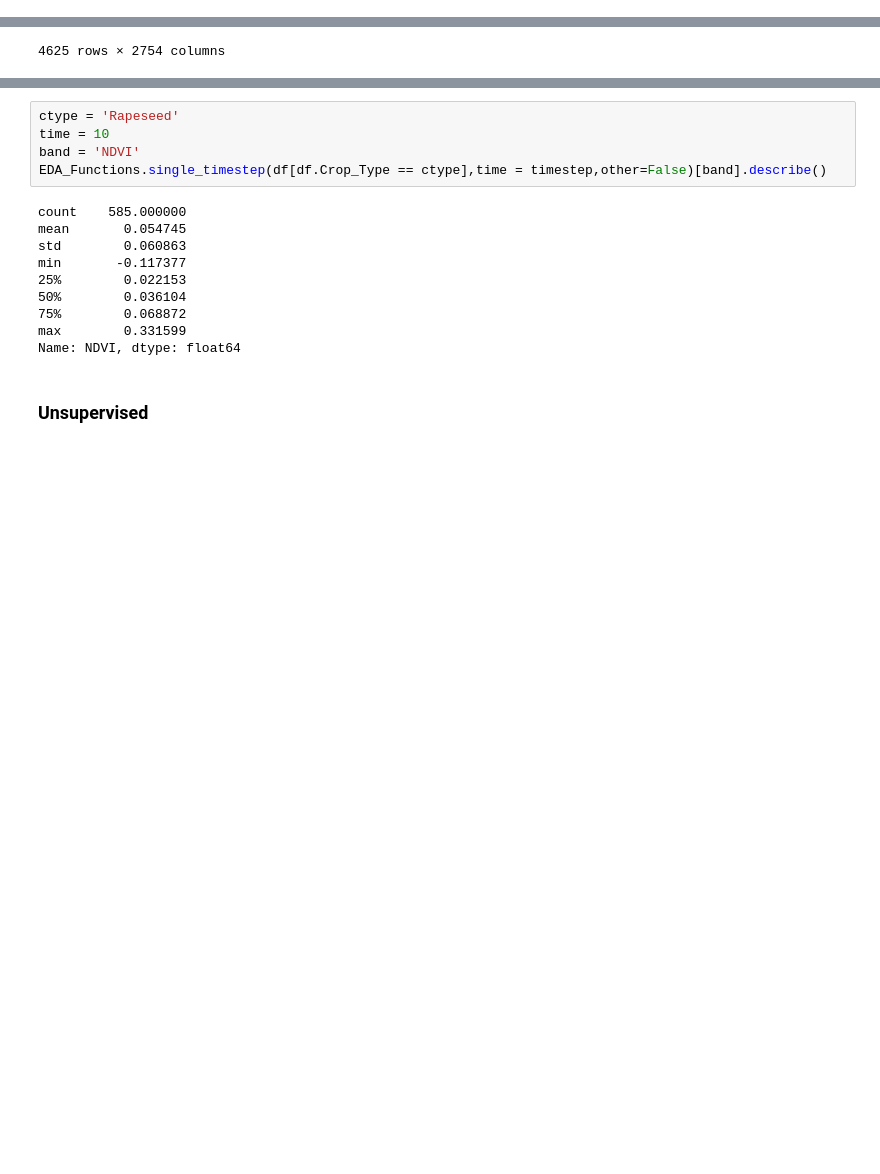
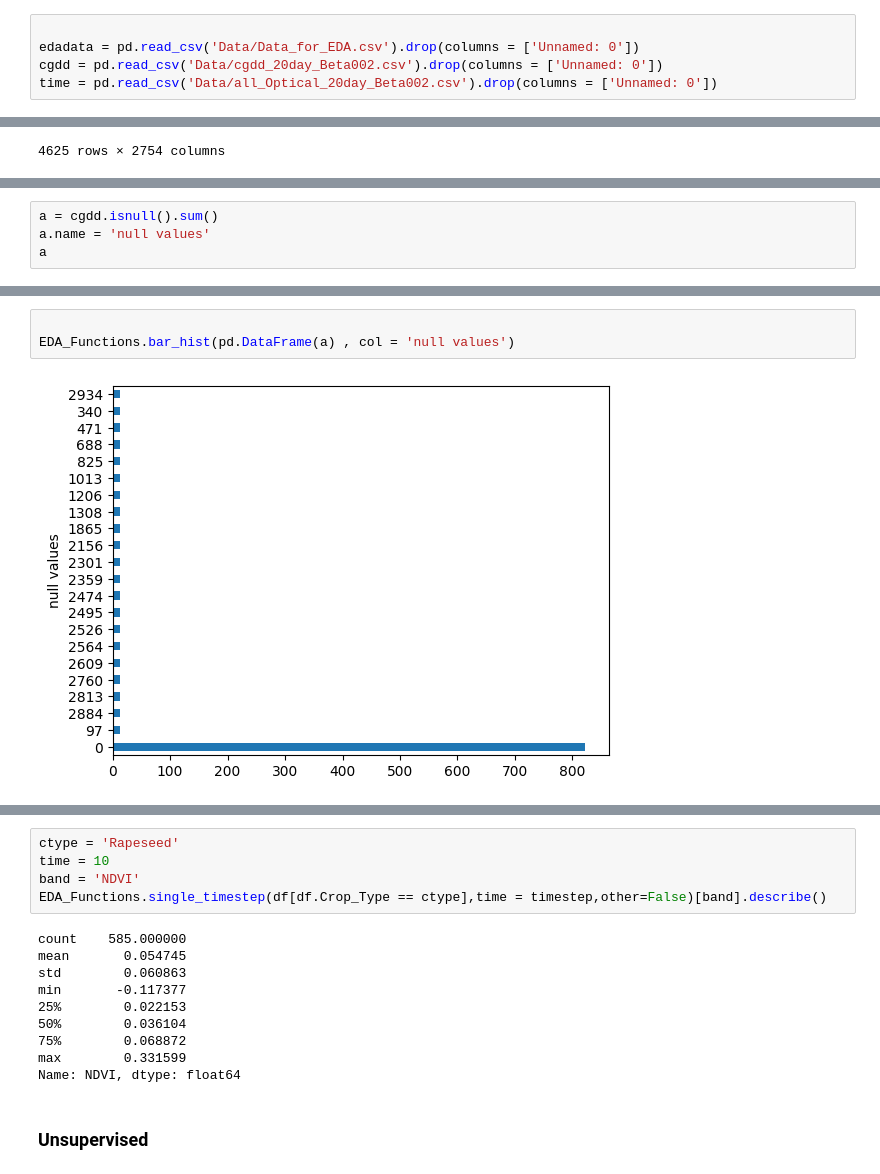
Before and after one commit to abhishek-kashyap-4/CTM, a Jupyter notebook: EDA/EDA.ipynb, the cells around one changed output, grey strips where cells are left out. Cells and saved outputs as stored; diff of their text form; blank space fills up the shorter version.

```diff
--- a/EDA/Kernel_Final.ipynb
+++ b/EDA/EDA.ipynb
@@ -71,3 +16,8 @@ df
+# %%
+
+edadata = pd.read_csv('Data/Data_for_EDA.csv').drop(columns = ['Unnamed: 0'])
+cgdd = pd.read_csv('Data/cgdd_20day_Beta002.csv').drop(columns = ['Unnamed: 0'])
+time = pd.read_csv('Data/all_Optical_20day_Beta002.csv').drop(columns = ['Unnamed: 0'])
 # %%
 numeric_df_cols = EDA_Functions.get_numeric_columns(df)
 numeric_df  = df[numeric_df_cols]
@@ -128,0 +80,4 @@ single[band].describe()
+# %%
+a = cgdd.isnull().sum()
+a.name = 'null values'
+a
@@ -128,0 +97,5 @@ single[band].describe()
+# %%
+
+EDA_Functions.bar_hist(pd.DataFrame(a) , col = 'null values')
+# %% [output]
+[figure, added]
```
Also changed, not shown: parts of 15 cells of this notebook, 17 other files.
